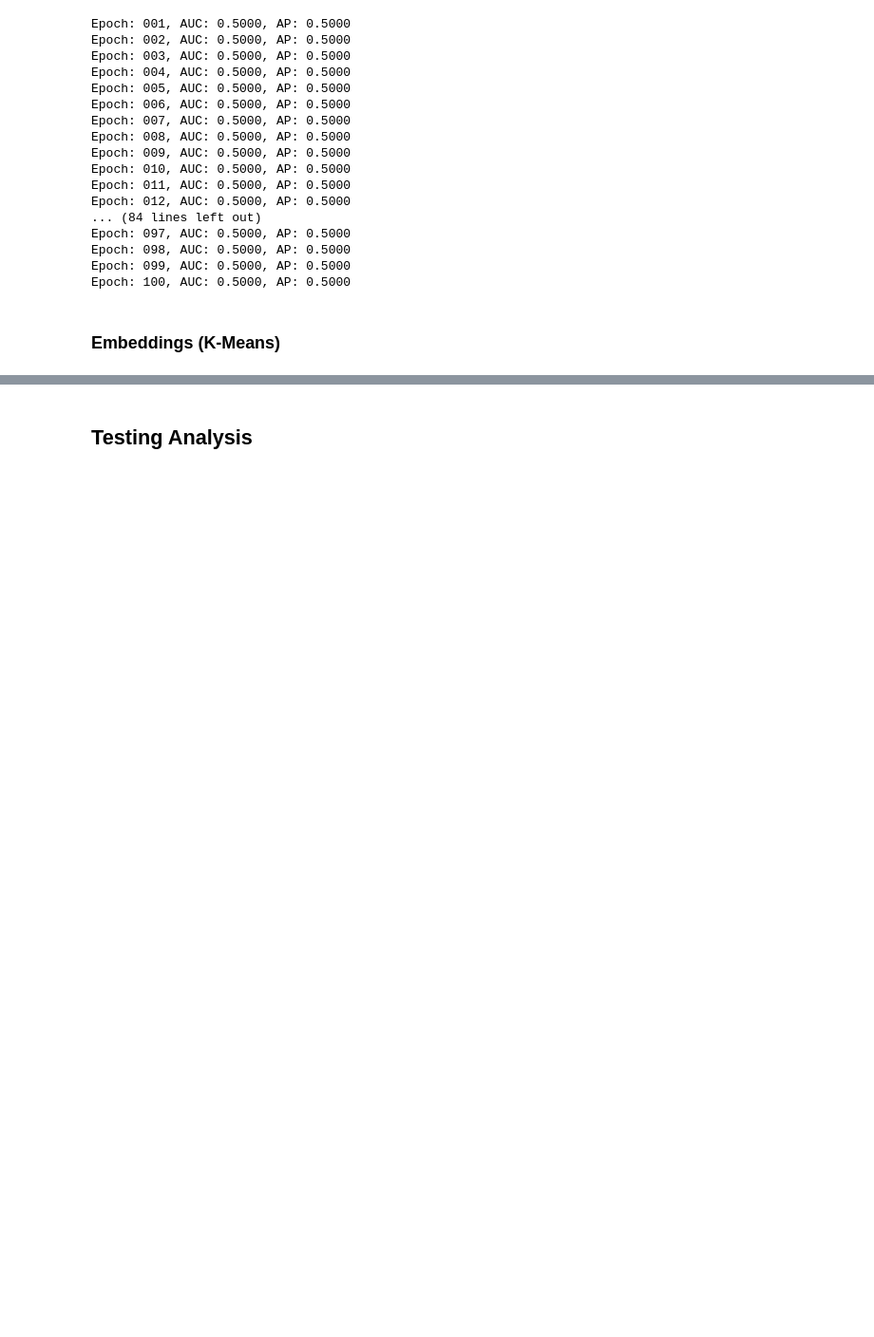
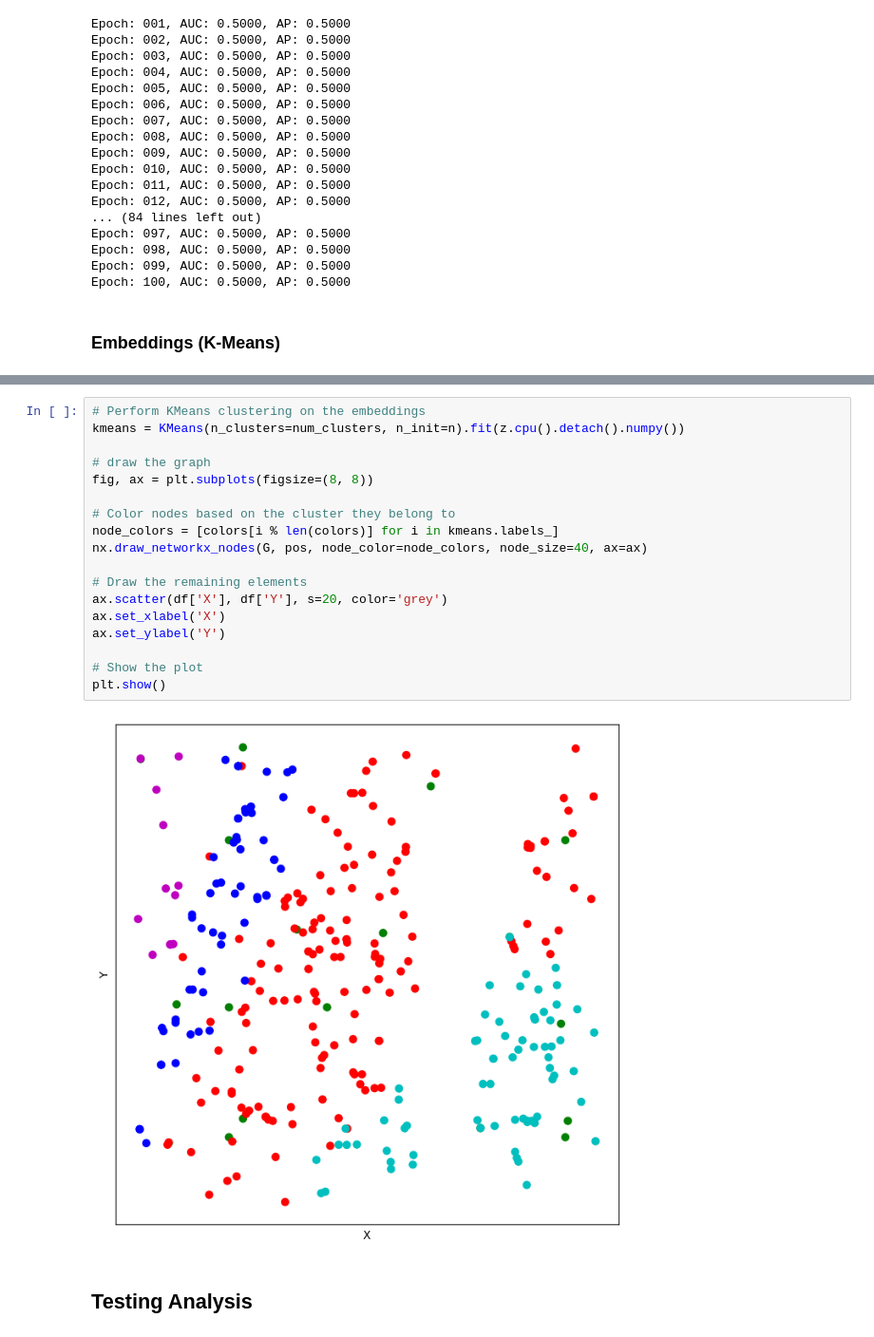
Before and after one commit to jegraham/Phase-0-Original-AutoEncoder, a Jupyter notebook: Graham,_Jessica_GAE_Clustering_Phase_1_KMeans.ipynb, the cells around one changed output, grey strips where cells are left out. Shown at 95% size. Cells and saved outputs as stored; diff of their text form; blank space fills up the shorter version.

```diff
--- a/Graham,_Jessica_GAE_Clustering_Phase_1_KMeans.ipynb
+++ b/Graham,_Jessica_GAE_Clustering_Phase_1_KMeans.ipynb
@@ -459,3 +504,23 @@ plt.show()
+# %%
+# Perform KMeans clustering on the embeddings
+kmeans = KMeans(n_clusters=num_clusters, n_init=n).fit(z.cpu().detach().numpy())
+
+# draw the graph
+fig, ax = plt.subplots(figsize=(8, 8))
+
+# Color nodes based on the cluster they belong to
+node_colors = [colors[i % len(colors)] for i in kmeans.labels_]
+nx.draw_networkx_nodes(G, pos, node_color=node_colors, node_size=40, ax=ax)
+
+# Draw the remaining elements
+ax.scatter(df['X'], df['Y'], s=20, color='grey')
+ax.set_xlabel('X')
+ax.set_ylabel('Y')
+
+# Show the plot
+plt.show()
+# %% [output]
+[figure, added]
 # %% [markdown]
 ## Testing Analysis
 # %%
```
Also changed, not shown: parts of 9 cells of this notebook.
